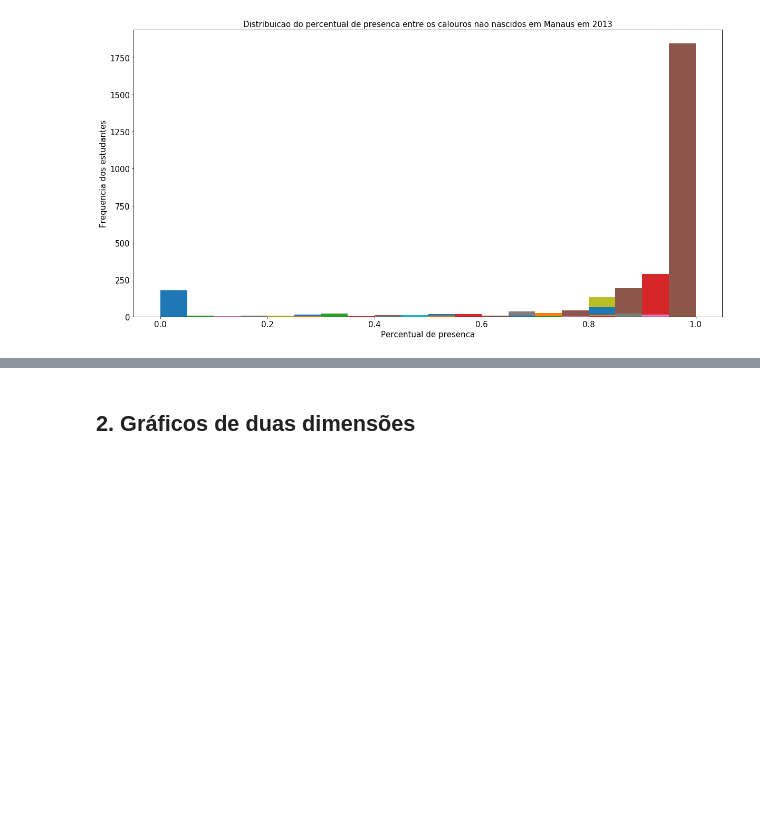
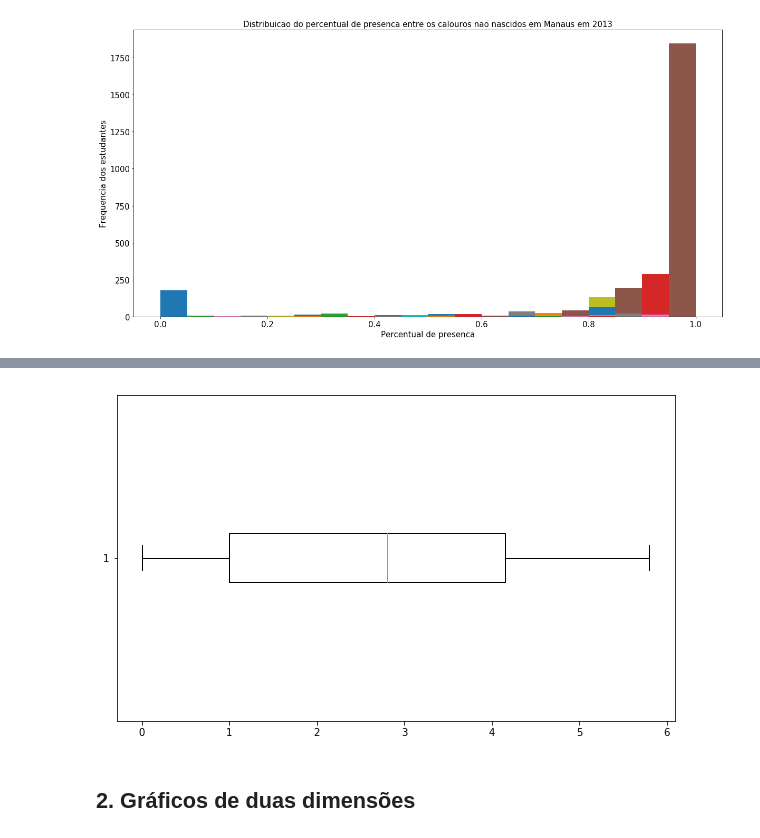
Before and after one commit to julianyraiol/analise-dados-ciclo-basico-uea, a Jupyter notebook: develop/analysis.ipynb, the cells around one changed output, grey strips where cells are left out. Drawn from its saved outputs; the diff is of its cells as text; code cells hidden in the pictures; blank space fills up the shorter version.

```diff
--- a/develop/analysis.ipynb
+++ b/develop/analysis.ipynb
@@ -127,3 +149,7 @@ plt.ylabel('Frequencia dos estudantes', fontsize=15)
 plt.show()
 # %% [output]
 [figure]
+# %%
+query = dataframe.query("(ano_ingresso == 2013) & (municipio_nascimento == 'Manaus') & nome_disciplina == 'Cálculo I' & situacao_hist=='Rep Nota'")
+notas = [float(nota) for nota in query['nota_final']]
+query.head()
@@ -130,3 +163,9 @@ plt.show()
+# %%
+plt.figure(figsize=(10,6))
+plt.boxplot(notas, 0, 'rs', 0, 0.75)
+plt.show()
+# %% [output]
+[figure, added]
 # %% [markdown]
 ## 2. Gráficos de duas dimensões
 # %% [markdown]
```
Also changed, not shown: parts of 7 cells of this notebook, 1 other file.
